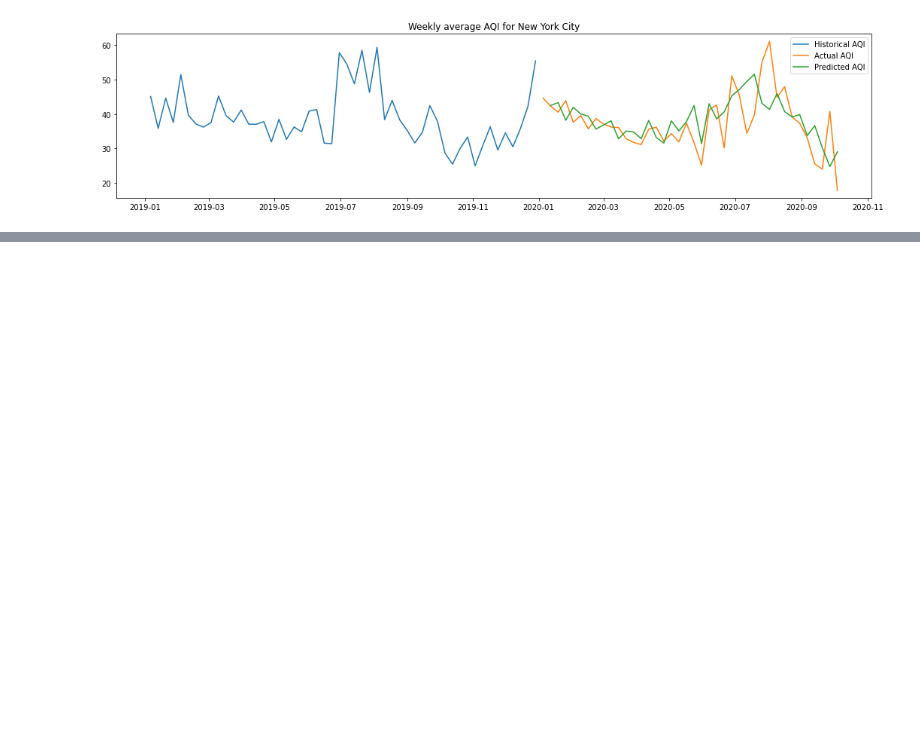
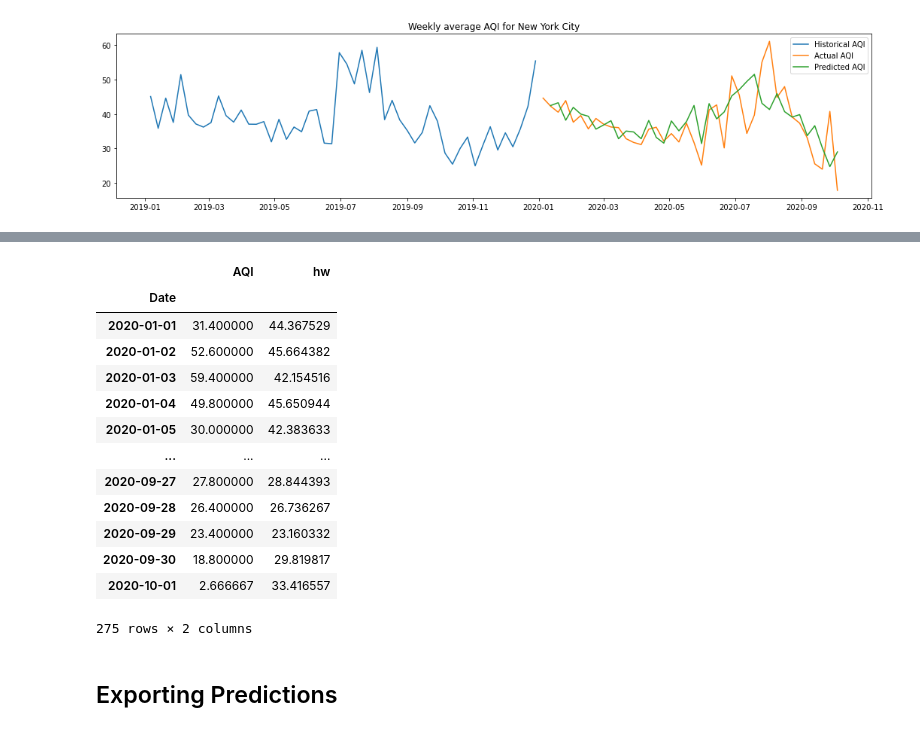
Before and after one commit to transcriptive/covid-aqi, a Jupyter notebook: NYC-notebooks/NYC-time-series-work.ipynb, the cells around one changed output, grey strips where cells are left out. Drawn from its saved outputs; the diff is of its cells as text; code cells hidden in the pictures; blank space fills up the shorter version.

```diff
--- a/NYC-time-series-work.ipynb
+++ b/NYC-notebooks/NYC-time-series-work.ipynb
@@ -178,0 +200,19 @@ plt.legend();
+# %%
+predictions
+# %% [output]
+|  | AQI | hw |
+| Date |  |  |
+| 2020-01-01 | 31.400000 | 44.367529 |
+| 2020-01-02 | 52.600000 | 45.664382 |
+| 2020-01-03 | 59.400000 | 42.154516 |
+| 2020-01-04 | 49.800000 | 45.650944 |
+| 2020-01-05 | 30.000000 | 42.383633 |
+| ... | ... | ... |
+| 2020-09-27 | 27.800000 | 28.844393 |
+| 2020-09-28 | 26.400000 | 26.736267 |
+| 2020-09-29 | 23.400000 | 23.160332 |
+| 2020-09-30 | 18.800000 | 29.819817 |
+| 2020-10-01 | 2.666667 | 33.416557 |
+275 rows × 2 columns
+# %% [markdown]
+## Exporting Predictions
```
Also changed, not shown: parts of 11 cells of this notebook, 2 other files.
